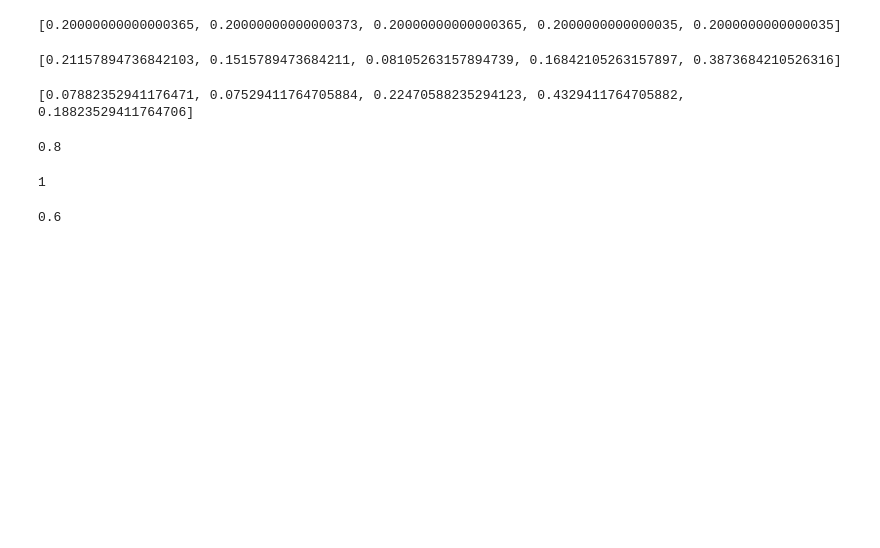
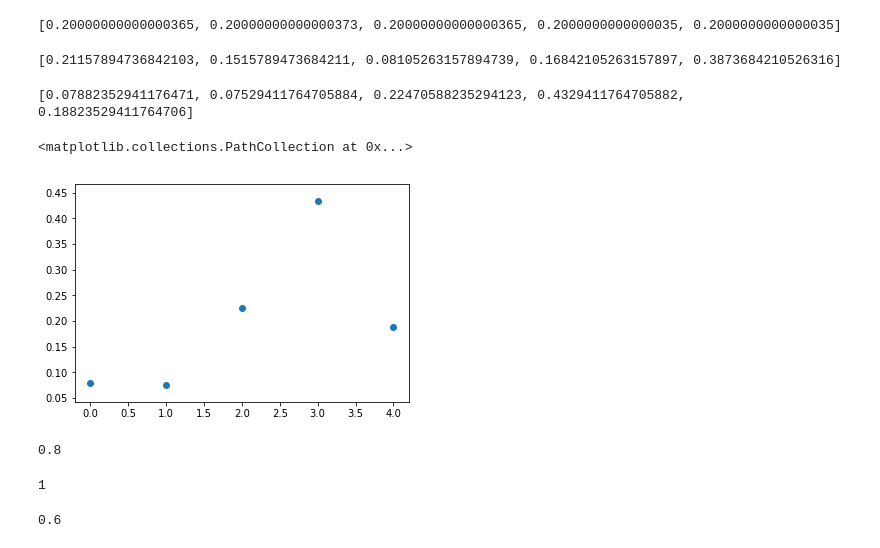
Before and after one commit to OlgaBelitskaya/reflections, a Jupyter notebook: cs373/reflections-cs373-1-3.ipynb, the cells around one changed output. Cells and saved outputs as stored; diff of their text form; code cells hidden in the pictures; blank space fills up the shorter version.

```diff
--- a/cs373/reflections-cs373-1-2.ipynb
+++ b/cs373/reflections-cs373-1-3.ipynb
@@ -536,6 +542,11 @@ for k in range(len(measurements)):
 print (p)
 # %% [output]
 [0.07882352941176471, 0.07529411764705884, 0.22470588235294123, 0.4329411764705882, 0.18823529411764706]
+# %%
+plt.scatter([range(5)],p)
+# %% [output]
+<matplotlib.collections.PathCollection at 0x...>
+[figure, added]
 # %%
 # Quiz: Formal Definition Of Probability 1
 p_x1=0.2
```
Also changed, not shown: parts of 9 cells of this notebook, 1 other file.
